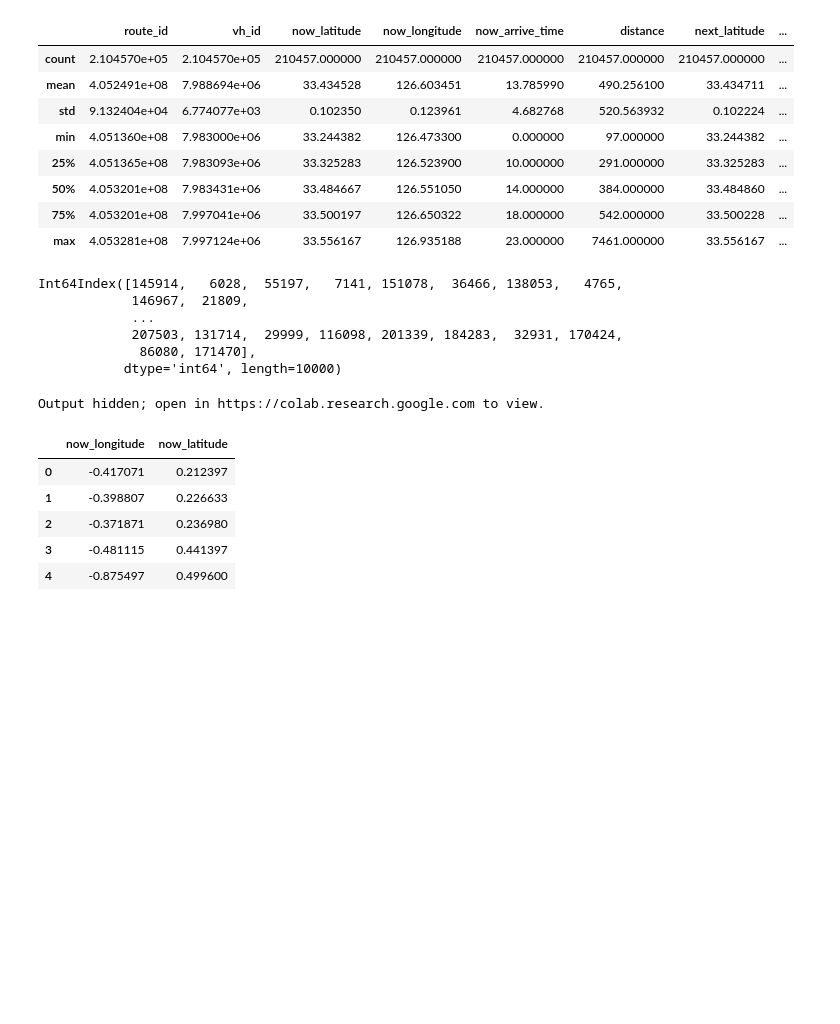
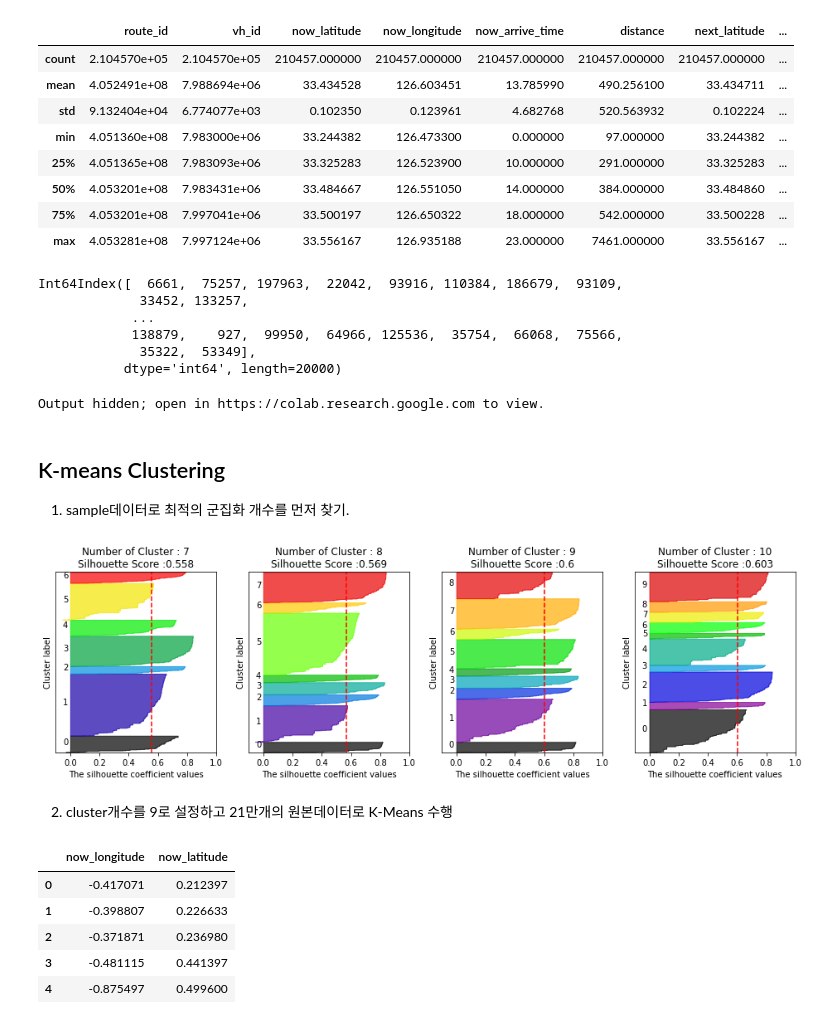
Before and after one commit to dbj2000/DACON, a Jupyter notebook: pr1_Bus Operating Time.ipynb, the cells around one changed output. Cells and saved outputs as stored; diff of their text form; code cells hidden in the pictures; blank space fills up the shorter version.

```diff
--- a/pr1_Bus Operating Time.ipynb
+++ b/pr1_Bus Operating Time.ipynb
@@ -115,15 +115,15 @@ train_df.describe()
 long_m = train_df['now_longitude'].mean()
 lat_m = train_df['now_latitude'].mean()
 # %%
-tdf_sample= train_df.sample(10000)
+tdf_sample= train_df.sample(20000)
 tdf_sample.index
 # %% [output]
-Int64Index([145914,   6028,  55197,   7141, 151078,  36466, 138053,   4765,
-            146967,  21809,
+Int64Index([  6661,  75257, 197963,  22042,  93916, 110384, 186679,  93109,
+             33452, 133257,
             ...
-            207503, 131714,  29999, 116098, 201339, 184283,  32931, 170424,
-             86080, 171470],
-           dtype='int64', length=10000)
+            138879,    927,  99950,  64966, 125536,  35754,  66068,  75566,
+             35322,  53349],
+           dtype='int64', length=20000)
 # %%
 import folium
 from folium.plugins import MarkerCluster
@@ -143,3 +143,17 @@ for i in tdf_sample.index:
 m
 # %% [output]
 Output hidden; open in https://colab.research.google.com to view.
+# %% [markdown]
+## K-means Clustering
+1. sample데이터로 최적의 군집화 개수를 먼저 찾기.
+# %%
+# 현재 위도, 경도 칼럼만 추출하여 DataFrame만들기
+sample_now_df = tdf_sample.loc[:, ['now_longitude', 'now_latitude']]
+
+from sklearn.preprocessing import StandardScaler
+
+scaler = StandardScaler()
+scaler.fit(sample_now_df)
+sample_now_scaled = scaler.transform(sample_now_df)
+
+sample_now_df_scaled = pd.DataFrame(data = sample_now_scaled, columns =['now_longitude', 'now_latitude'] )
@@ -146,3 +214,10 @@ Output hidden; open in https://colab.research.google.com to view.
+# %%
+#군집 개수가 7개, 8개, 9, 10 일 때의 군집별 실루엣 계수 평균값을 시각화
+visualize_silhouette([7,8,9,10],sample_now_df_scaled)
+# %% [output]
+[figure, added]
+# %% [markdown]
+2. cluster개수를 9로 설정하고 21만개의 원본데이터로 K-Means 수행
 # %%
 # 현재 위도, 경도 칼럼만 추출하여 DataFrame만들기
 train_now_df = train_df.loc[:, ['now_longitude', 'now_latitude']]
```
Also changed, not shown: parts of 14 cells of this notebook.
